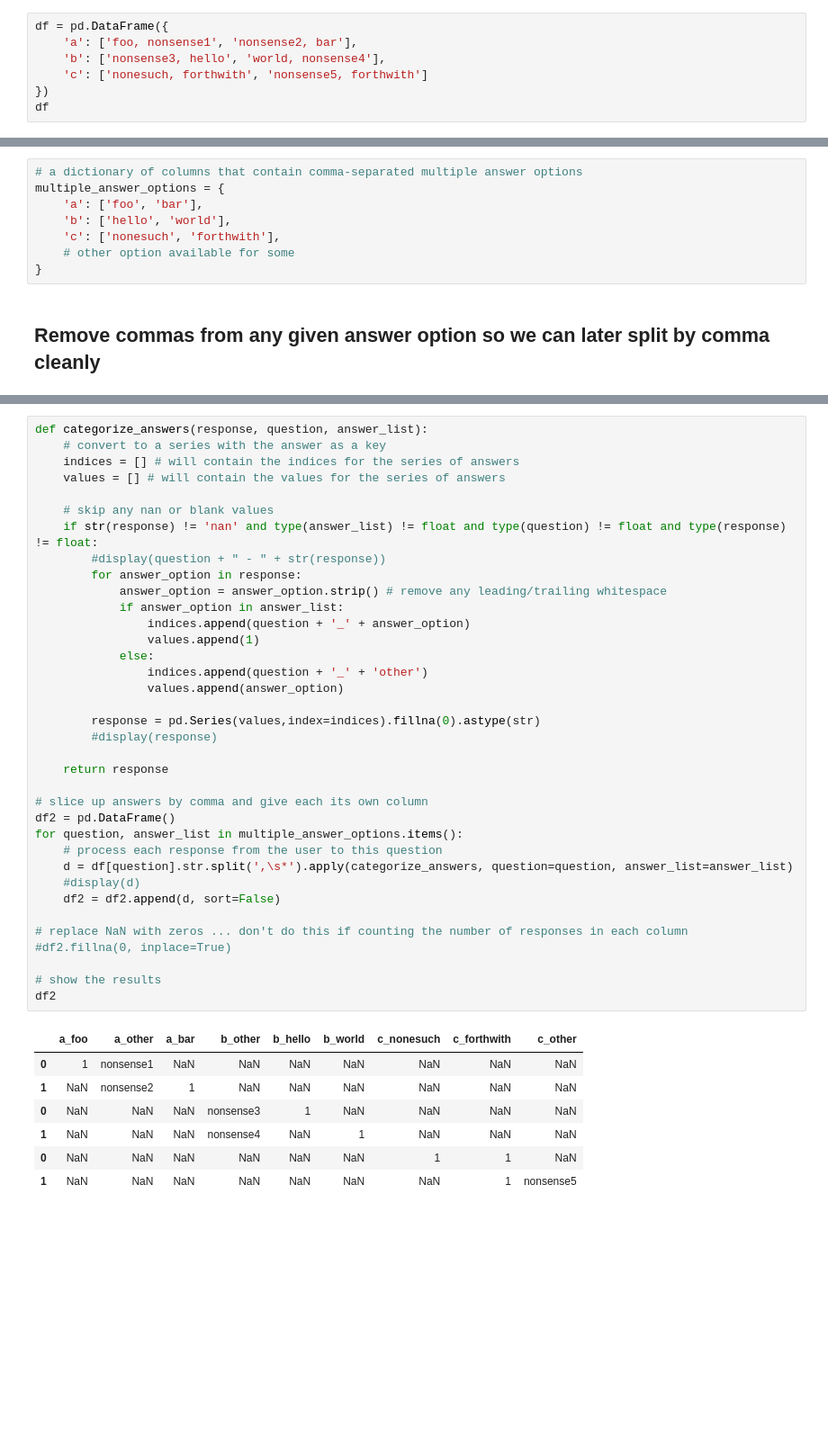
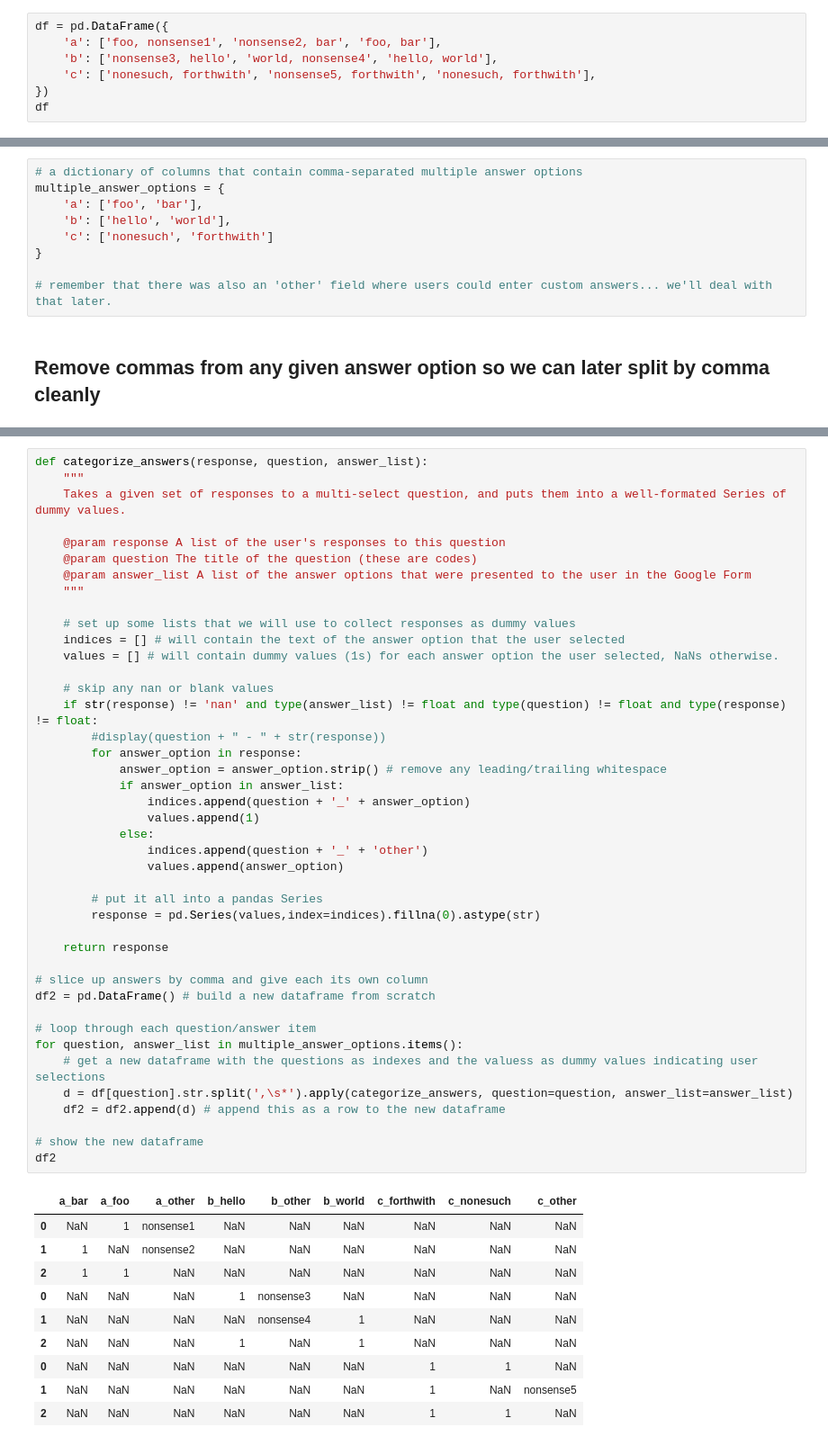
Before and after one commit to croton-on-hudson/bicycle-pedestrian-committee, a Jupyter notebook: survey/analysis/multiple_answer_cleanup_experiment.ipynb, the cells around one changed output, grey strips where cells are left out. Shown at 90% size. Saved outputs shown, nothing was run; the diff lists cells and outputs as text; blank space fills up the shorter version.

```diff
--- a/survey/analysis/multiple_answer_cleanup_experiment.ipynb
+++ b/survey/analysis/multiple_answer_cleanup_experiment.ipynb
@@ -10,9 +10,9 @@ from IPython.display import display, Markdown, Latex
 Simulating how responses to multiple-select answers options are stored by Google Forms
 # %%
 df = pd.DataFrame({
-    'a': ['foo, nonsense1', 'nonsense2, bar'],
-    'b': ['nonsense3, hello', 'world, nonsense4'],
-    'c': ['nonesuch, forthwith', 'nonsense5, forthwith']
+    'a': ['foo, nonsense1', 'nonsense2, bar', 'foo, bar'],
+    'b': ['nonsense3, hello', 'world, nonsense4', 'hello, world'],
+    'c': ['nonesuch, forthwith', 'nonsense5, forthwith', 'nonesuch, forthwith'],
 })
 df
 # %% [output]
@@ -27,9 +28,10 @@ A dictionary containing lists of all the answer options available to each questi
 multiple_answer_options = {
     'a': ['foo', 'bar'],
     'b': ['hello', 'world'],
-    'c': ['nonesuch', 'forthwith'],
-    # other option available for some
+    'c': ['nonesuch', 'forthwith']
 }
+
+# remember that there was also an 'other' field where users could enter custom answers... we'll deal with that later.
 # %% [markdown]
 ## Remove commas from any given answer option so we can later split by comma cleanly
 # %%
@@ -56,44 +57,53 @@ Counts how many times each answer in the given answer list has been given to eac
 # %%
 def categorize_answers(response, question, answer_list):
-    # convert to a series with the answer as a key
-    indices = [] # will contain the indices for the series of answers
-    values = [] # will contain the values for the series of answers
+    """
+    Takes a given set of responses to a multi-select question, and puts them into a well-formated Series of dummy values.
+
+    @param response A list of the user's responses to this question
+    @param question The title of the question (these are codes)
+    @param answer_list A list of the answer options that were presented to the user in the Google Form
+    """
+
+    # set up some lists that we will use to collect responses as dummy values
+    indices = [] # will contain the text of the answer option that the user selected
+    values = [] # will contain dummy values (1s) for each answer option the user selected, NaNs otherwise.
 
     # skip any nan or blank values
     if str(response) != 'nan' and type(answer_list) != float and type(question) != float and type(response) != float:
         #display(question + " - " + str(response))
         for answer_option in response:
             answer_option = answer_option.strip() # remove any leading/trailing whitespace
             if answer_option in answer_list:
                 indices.append(question + '_' + answer_option)
                 values.append(1)
             else:
                 indices.append(question + '_' + 'other')
                 values.append(answer_option)
 
+        # put it all into a pandas Series
         response = pd.Series(values,index=indices).fillna(0).astype(str)
-        #display(response)
 
     return response
 
 # slice up answers by comma and give each its own column
-df2 = pd.DataFrame()
+df2 = pd.DataFrame() # build a new dataframe from scratch
+
+# loop through each question/answer item
 for question, answer_list in multiple_answer_options.items():
-    # process each response from the user to this question
+    # get a new dataframe with the questions as indexes and the valuess as dummy values indicating user selections
     d = df[question].str.split(',\s*').apply(categorize_answers, question=question, answer_list=answer_list)
-    #display(d)
-    df2 = df2.append(d, sort=False)
+    df2 = df2.append(d) # append this as a row to the new dataframe
 
-# replace NaN with zeros ... don't do this if counting the number of responses in each column
-#df2.fillna(0, inplace=True)
-
-# show the results
+# show the new dataframe
 df2
 # %% [output]
-|  | a_foo | a_other | a_bar | b_other | b_hello | b_world | c_nonesuch | c_forthwith | c_other |
-| 0 | 1 | nonsense1 | NaN | NaN | NaN | NaN | NaN | NaN | NaN |
-| 1 | NaN | nonsense2 | 1 | NaN | NaN | NaN | NaN | NaN | NaN |
-| 0 | NaN | NaN | NaN | nonsense3 | 1 | NaN | NaN | NaN | NaN |
-| 1 | NaN | NaN | NaN | nonsense4 | NaN | 1 | NaN | NaN | NaN |
+|  | a_bar | a_foo | a_other | b_hello | b_other | b_world | c_forthwith | c_nonesuch | c_other |
+| 0 | NaN | 1 | nonsense1 | NaN | NaN | NaN | NaN | NaN | NaN |
+| 1 | 1 | NaN | nonsense2 | NaN | NaN | NaN | NaN | NaN | NaN |
+| 2 | 1 | 1 | NaN | NaN | NaN | NaN | NaN | NaN | NaN |
+| 0 | NaN | NaN | NaN | 1 | nonsense3 | NaN | NaN | NaN | NaN |
+| 1 | NaN | NaN | NaN | NaN | nonsense4 | 1 | NaN | NaN | NaN |
+| 2 | NaN | NaN | NaN | 1 | NaN | 1 | NaN | NaN | NaN |
 | 0 | NaN | NaN | NaN | NaN | NaN | NaN | 1 | 1 | NaN |
-| 1 | NaN | NaN | NaN | NaN | NaN | NaN | NaN | 1 | nonsense5 |
+| 1 | NaN | NaN | NaN | NaN | NaN | NaN | 1 | NaN | nonsense5 |
+| 2 | NaN | NaN | NaN | NaN | NaN | NaN | 1 | 1 | NaN |
```
Also changed, not shown: parts of 18 cells of this notebook, 7 other files.
